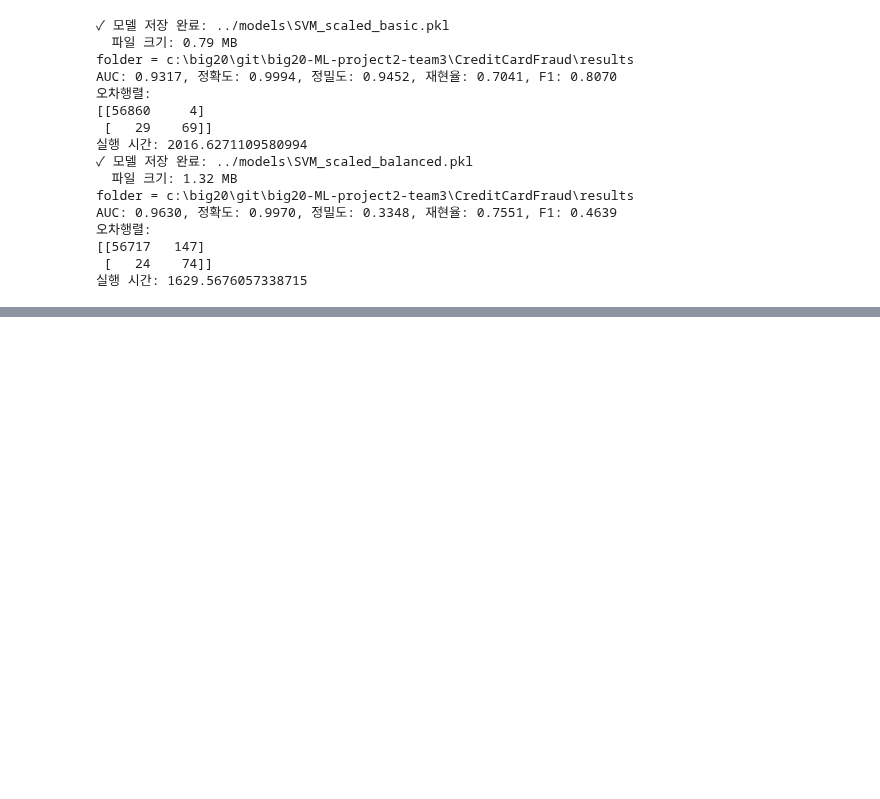
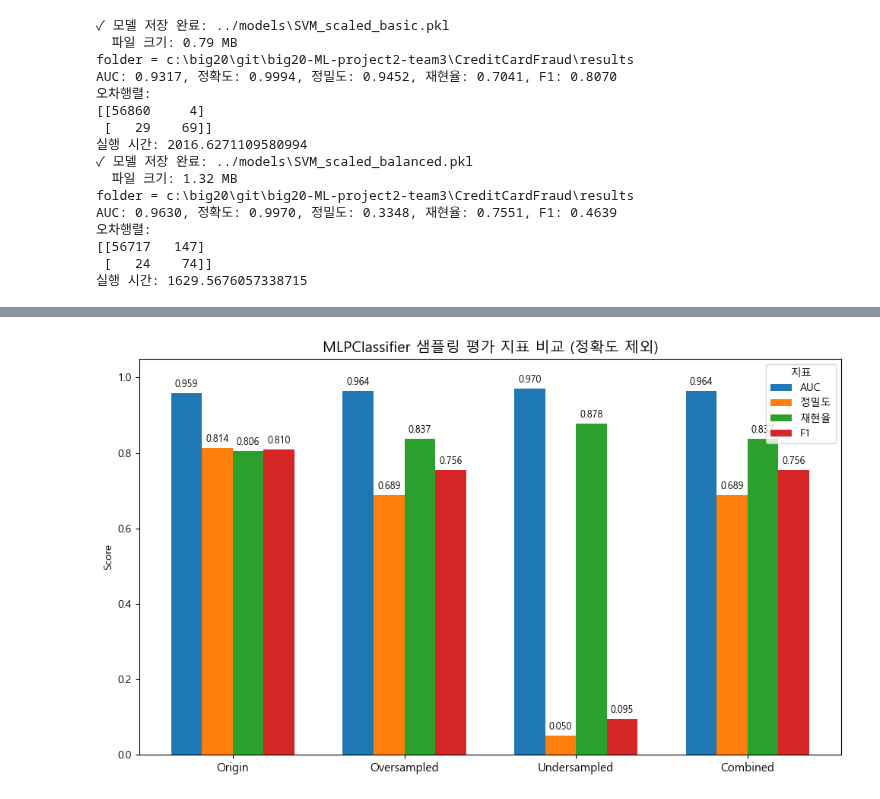
Before and after one commit to jaemin1020/big20-ML-project2-team3, a Jupyter notebook: CreditCardFraud/src/kjh_notscaled_standardScaler_base.ipynb, the cells around one changed output, grey strips where cells are left out. Cells and saved outputs as stored; diff of their text form; code cells hidden in the pictures; blank space fills up the shorter version.

```diff
--- a/CreditCardFraud/src/kjh_notscaled_standardScaler_base.ipynb
+++ b/CreditCardFraud/src/kjh_notscaled_standardScaler_base.ipynb
@@ -584,0 +729,43 @@ plot_sampling_metrics(
+# %%
+# 그래프 그리기
+
+# 각 샘플링에서 나온 지표값을 직접 채워 넣기
+#    ↓ 여기에 너가 실제로 얻은 수치를 넣으면 됨
+auc_scores = [
+    0.9586,  # Origin
+    0.9640,  # Oversampled
+    0.9699,  # Undersampled
+    0.9640   # Combined
+]
+
+precision_scores = [
+    0.8144,  # Origin
+    0.6891,  # Oversampled
+    0.0501,  # Undersampled
+    0.6891   # Combined
+]
+
+recall_scores = [
+    0.8061,  # Origin
+    0.8367,  # Oversampled
+    0.8776,  # Undersampled
+    0.8367   # Combined
+]
+
+f1_scores = [
+    0.8103,  # Origin
+    0.7558,  # Oversampled
+    0.0947,  # Undersampled
+    0.7558   # Combined
+]
+
+plot_sampling_metrics(
+    model_name='MLPClassifier',
+    sampling_methods=sampling_methods,
+    auc=auc_scores,
+    prec=precision_scores,
+    recall=recall_scores,
+    f1=f1_scores
+)
+# %% [output]
+[figure, added]
```
Also changed, not shown: parts of 9 cells of this notebook, 4 other files.
